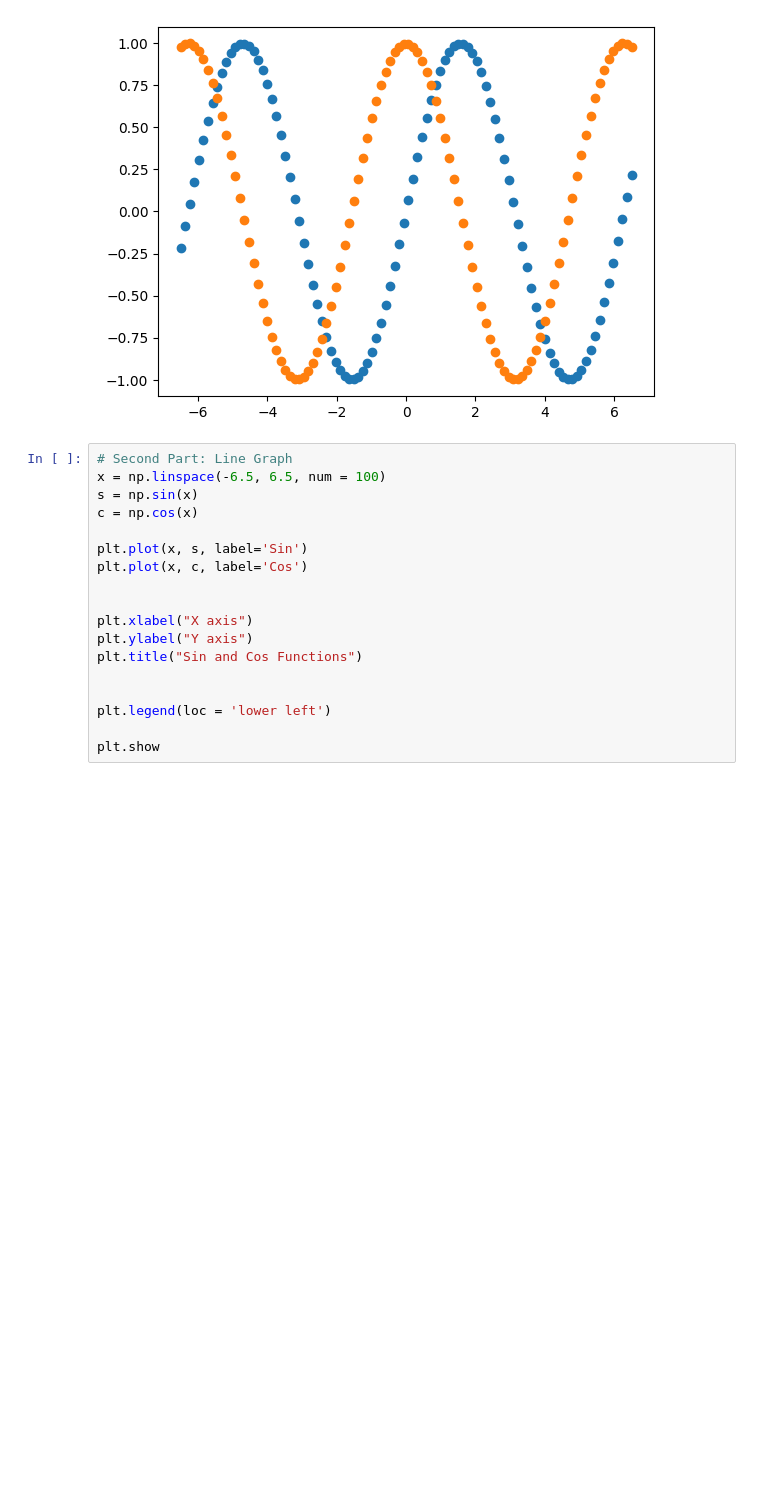
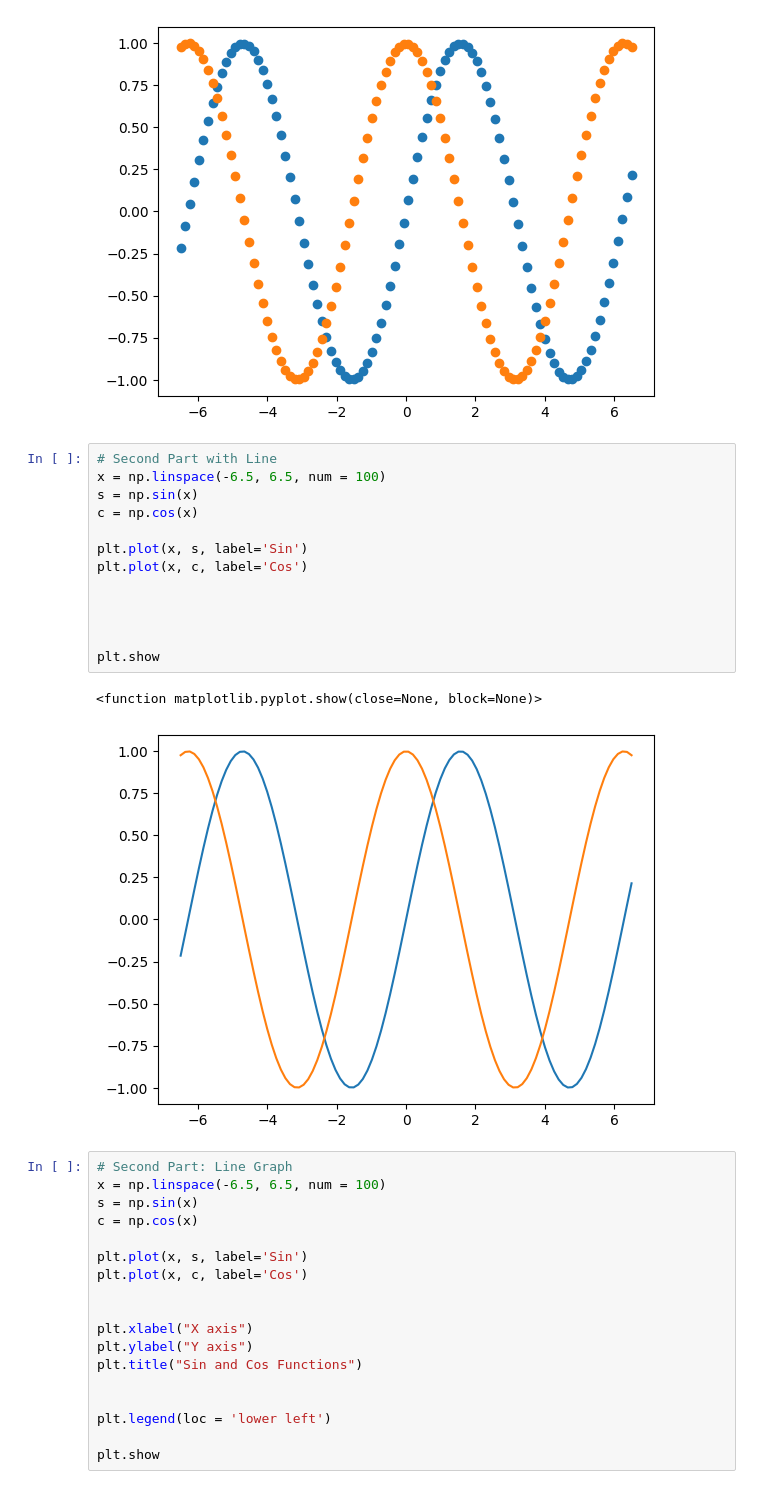
Before and after one commit to ds4e/programming, a Jupyter notebook: assignment/assignment_programming.ipynb, the cells around one changed output. Saved outputs shown, nothing was run; the diff lists cells and outputs as text; blank space fills up the shorter version.

```diff
--- a/assignment/assignment_programming.ipynb
+++ b/assignment/assignment_programming.ipynb
@@ -88,6 +103,22 @@ plt.show
 # %% [output]
 <function matplotlib.pyplot.show(close=None, block=None)>
 [figure]
+# %%
+# Second Part with Line
+x = np.linspace(-6.5, 6.5, num = 100)
+s = np.sin(x)
+c = np.cos(x)
+
+plt.plot(x, s, label='Sin')
+plt.plot(x, c, label='Cos')
+
+
+
+
+plt.show
+# %% [output]
+<function matplotlib.pyplot.show(close=None, block=None)>
+[figure, added]
 # %%
 # Second Part: Line Graph
 x = np.linspace(-6.5, 6.5, num = 100)
```
Also changed, not shown: parts of 2 cells of this notebook.
